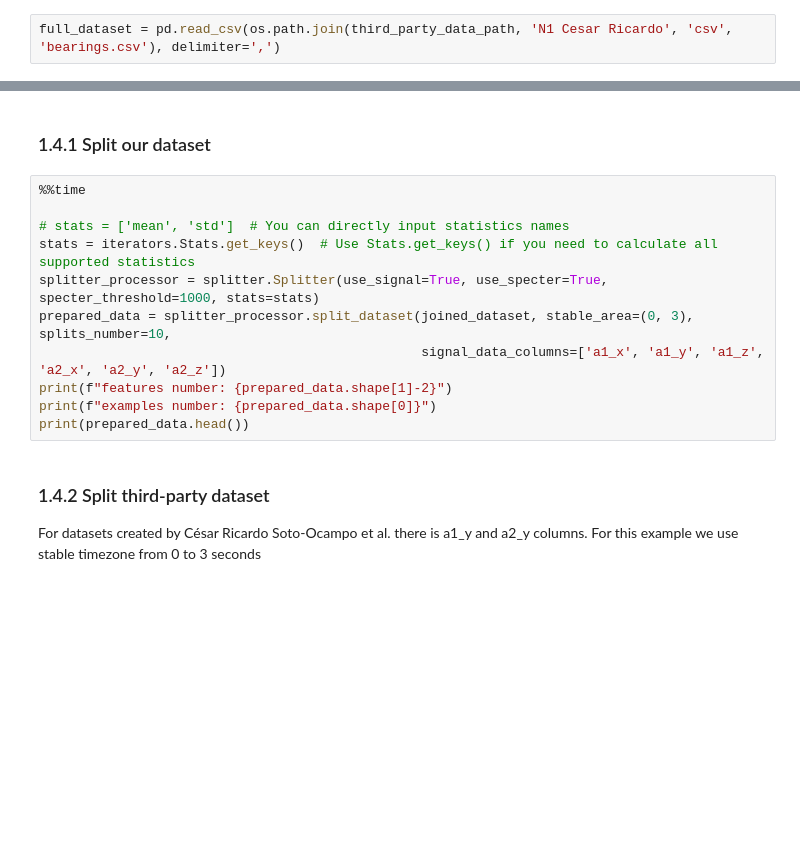
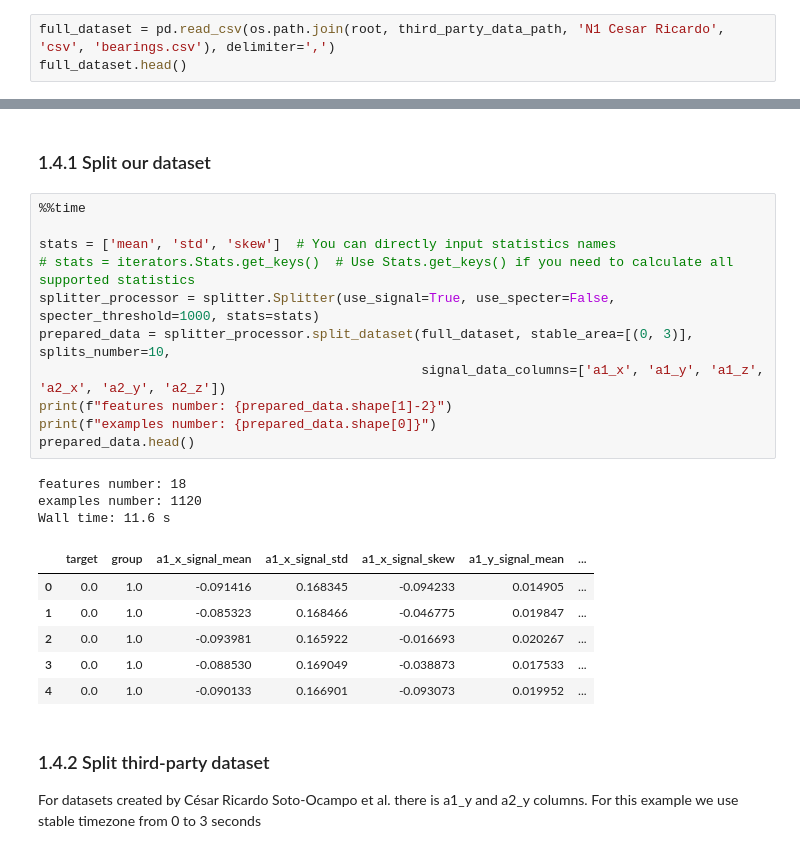
Before and after one commit to RuslanBabudzhan/QuantumBearings, a Jupyter notebook: notebooks/UsageExamples.ipynb, the cells around one changed output, grey strips where cells are left out. Cells and saved outputs as stored; diff of their text form; blank space fills up the shorter version.

```diff
--- a/notebooks/UsageExamples.ipynb
+++ b/notebooks/UsageExamples.ipynb
@@ -30,4 +53,5 @@ full_dataset = pd.read_csv(os.path.join(own_data_path, 'bearings.csv'), delimite
 ### 1.1.3 Load third-party datasets
 Load third-party datasets, converted to our standard view
 # %%
-full_dataset = pd.read_csv(os.path.join(third_party_data_path, 'N1 Cesar Ricardo', 'csv', 'bearings.csv'), delimiter=',')
+full_dataset = pd.read_csv(os.path.join(root, third_party_data_path, 'N1 Cesar Ricardo', 'csv', 'bearings.csv'), delimiter=',')
+full_dataset.head()
@@ -89,14 +112,24 @@ Split datasets on chunks and evaluate set of statistical features for each chunk
 # %%
 %%time
 
-# stats = ['mean', 'std']  # You can directly input statistics names
-stats = iterators.Stats.get_keys()  # Use Stats.get_keys() if you need to calculate all supported statistics
-splitter_processor = splitter.Splitter(use_signal=True, use_specter=True, specter_threshold=1000, stats=stats)
-prepared_data = splitter_processor.split_dataset(joined_dataset, stable_area=(0, 3), splits_number=10,
+stats = ['mean', 'std', 'skew']  # You can directly input statistics names
+# stats = iterators.Stats.get_keys()  # Use Stats.get_keys() if you need to calculate all supported statistics
+splitter_processor = splitter.Splitter(use_signal=True, use_specter=False, specter_threshold=1000, stats=stats)
+prepared_data = splitter_processor.split_dataset(full_dataset, stable_area=[(0, 3)], splits_number=10,
                                                  signal_data_columns=['a1_x', 'a1_y', 'a1_z', 'a2_x', 'a2_y', 'a2_z'])
 print(f"features number: {prepared_data.shape[1]-2}")
 print(f"examples number: {prepared_data.shape[0]}")
-print(prepared_data.head())
+prepared_data.head()
+# %% [output]
+features number: 18
+examples number: 1120
+Wall time: 11.6 s
+|  | target | group | a1_x_signal_mean | a1_x_signal_std | a1_x_signal_skew | a1_y_signal_mean | ... |
+| 0 | 0.0 | 1.0 | -0.091416 | 0.168345 | -0.094233 | 0.014905 | ... |
+| 1 | 0.0 | 1.0 | -0.085323 | 0.168466 | -0.046775 | 0.019847 | ... |
+| 2 | 0.0 | 1.0 | -0.093981 | 0.165922 | -0.016693 | 0.020267 | ... |
+| 3 | 0.0 | 1.0 | -0.088530 | 0.169049 | -0.038873 | 0.017533 | ... |
+| 4 | 0.0 | 1.0 | -0.090133 | 0.166901 | -0.093073 | 0.019952 | ... |
 # %% [markdown]
 ### 1.4.2 Split third-party dataset
 For datasets created by César Ricardo Soto-Ocampo et al. there is a1_y and a2_y columns. For this example we use stable timezone from 0 to 3 seconds
```
Also changed, not shown: parts of 12 cells of this notebook.
